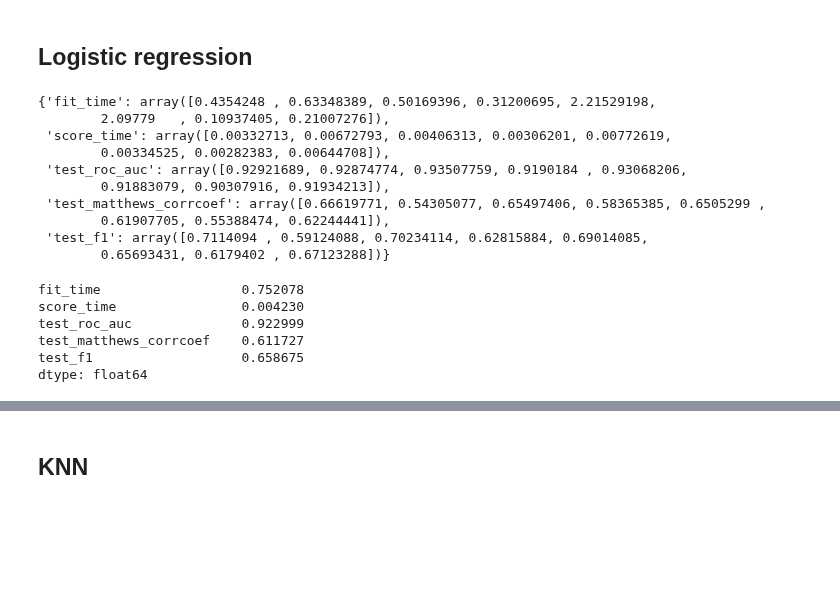
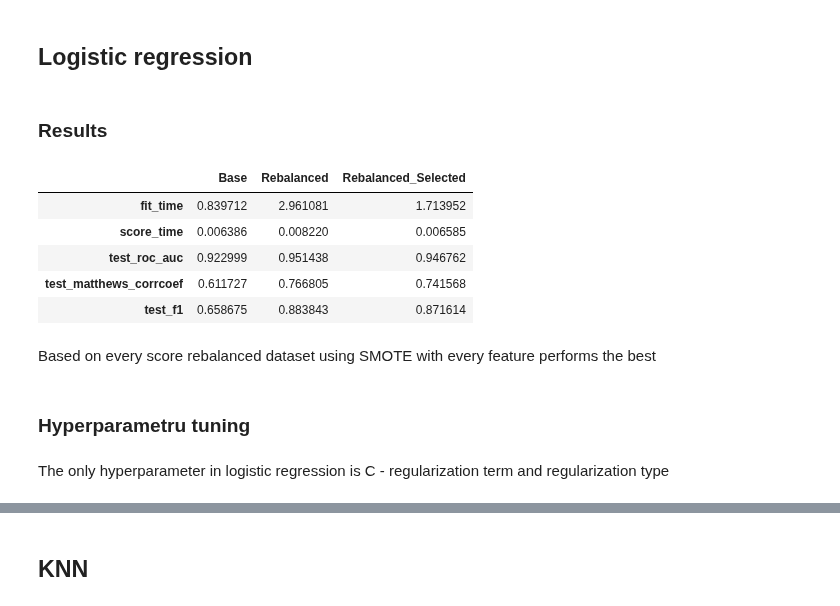
Before and after one commit to kasiadybcio/Credit_card, a Jupyter notebook: notebooks/3.models.ipynb, the cells around one changed output, grey strips where cells are left out. Cells and saved outputs as stored; diff of their text form; code cells hidden in the pictures; blank space fills up the shorter version.

```diff
--- a/notebooks/3.models.ipynb
+++ b/notebooks/3.models.ipynb
@@ -155,26 +161,21 @@ FE_LR_Score = cross_validate(LR, FE_data_train.values, FE_y_train.values.ravel()
-# %%
-FE_LR_Score
-# %% [output]
-{'fit_time': array([0.4354248 , 0.63348389, 0.50169396, 0.31200695, 2.21529198,
-        2.09779   , 0.10937405, 0.21007276]),
- 'score_time': array([0.00332713, 0.00672793, 0.00406313, 0.00306201, 0.00772619,
-        0.00334525, 0.00282383, 0.00644708]),
- 'test_roc_auc': array([0.92921689, 0.92874774, 0.93507759, 0.9190184 , 0.93068206,
-        0.91883079, 0.90307916, 0.91934213]),
- 'test_matthews_corrcoef': array([0.66619771, 0.54305077, 0.65497406, 0.58365385, 0.6505299 ,
-        0.61907705, 0.55388474, 0.62244441]),
- 'test_f1': array([0.7114094 , 0.59124088, 0.70234114, 0.62815884, 0.69014085,
-        0.65693431, 0.6179402 , 0.67123288])}
 # %%
 res = []
 for i in range(len(data)):
     res.append(cross_validate(LR, data[i][0].values, data[i][1].values.ravel(), scoring = scoring ,cv=cv))
-# %%
-pd.DataFrame(res[0]).mean()
-# %% [output]
-fit_time                  0.752078
-score_time                0.004230
-test_roc_auc              0.922999
-test_matthews_corrcoef    0.611727
-test_f1                   0.658675
-dtype: float64
+# %% [markdown]
+### Results
+# %%
+pd.DataFrame([pd.DataFrame(res[0]).mean(),pd.DataFrame(res[1]).mean(),pd.DataFrame(res[2]).mean()]).T.rename(columns={0:'Base',1:'Rebalanced',2:'Rebalanced_Selected'})
+# %% [output]
+|  | Base | Rebalanced | Rebalanced_Selected |
+| fit_time | 0.839712 | 2.961081 | 1.713952 |
+| score_time | 0.006386 | 0.008220 | 0.006585 |
+| test_roc_auc | 0.922999 | 0.951438 | 0.946762 |
+| test_matthews_corrcoef | 0.611727 | 0.766805 | 0.741568 |
+| test_f1 | 0.658675 | 0.883843 | 0.871614 |
+# %% [markdown]
+Based on every score rebalanced dataset using SMOTE with every feature performs the best
+# %% [markdown]
+### Hyperparametru tuning
+# %% [markdown]
+The only hyperparameter in logistic regression is C - regularization term and regularization type
```
Also changed, not shown: parts of 56 cells of this notebook, 9 other files.
